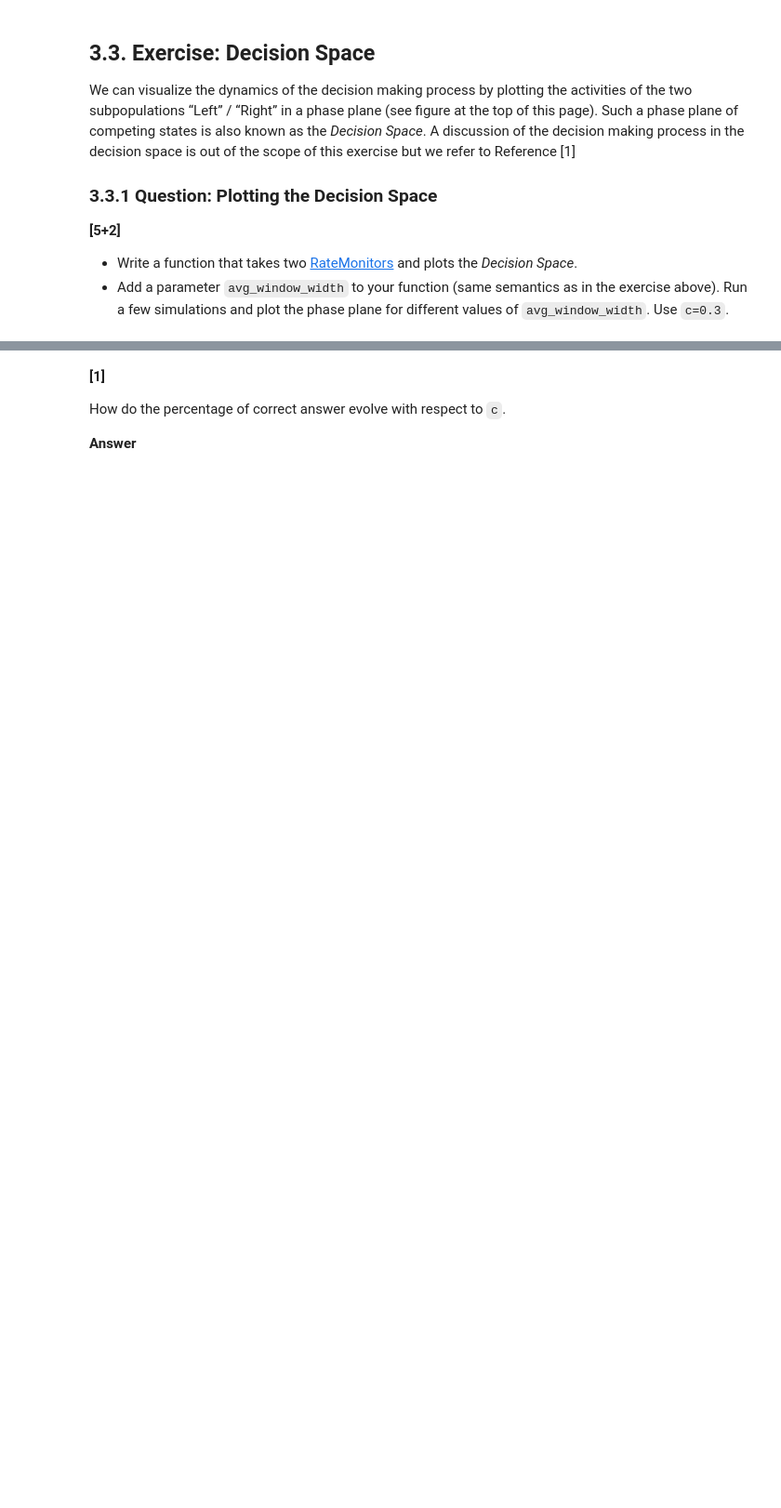
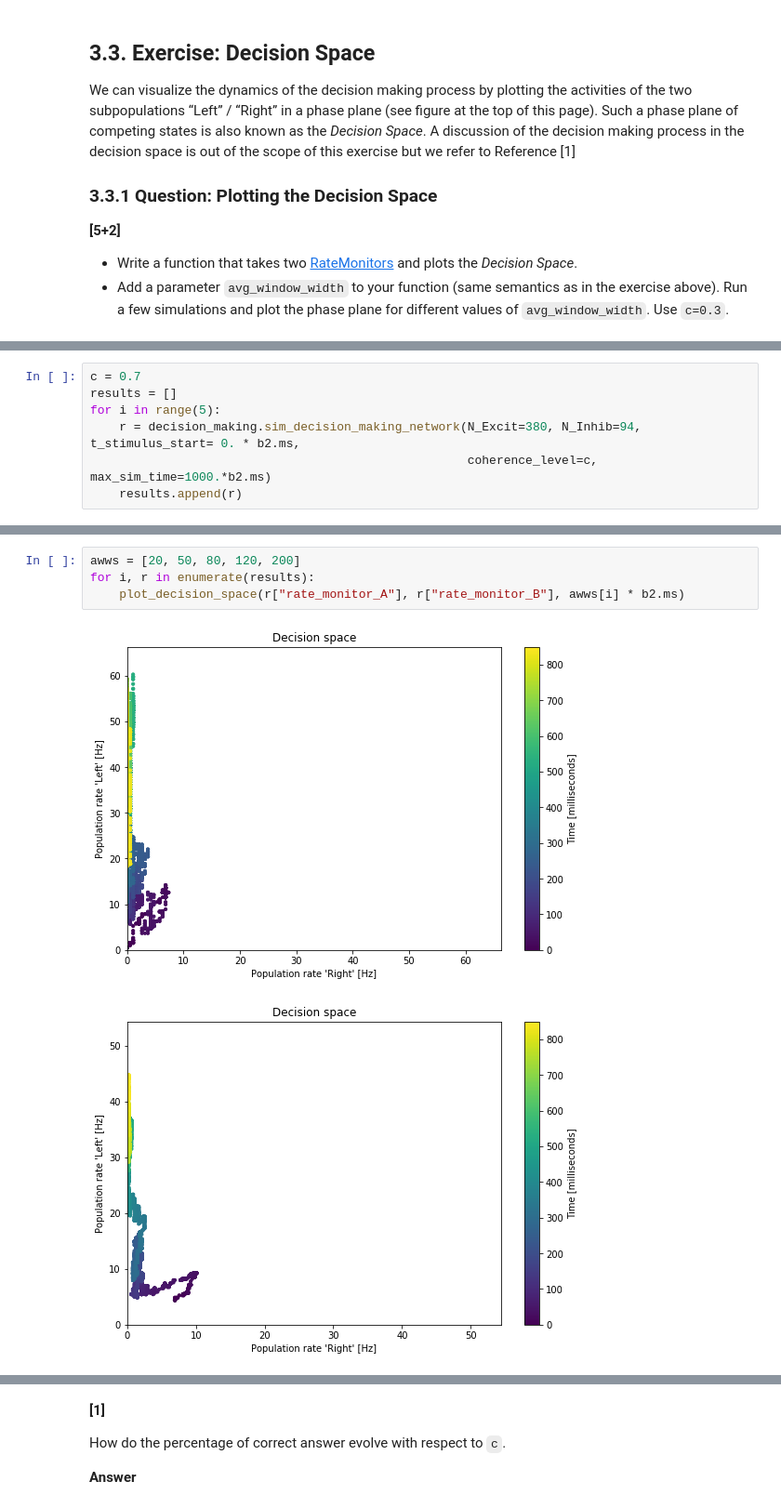
Before and after one commit to marcoabrate/biologicalmodelingofnn, a Jupyter notebook: project3/Ex3_firstName_lastName_0000.ipynb, the cells around one changed output, grey strips where cells are left out. Shown at 93% size. Saved outputs shown, nothing was run; the diff lists cells and outputs as text; blank space fills up the shorter version.

```diff
--- a/project3/Ex3_firstName_lastName_0000.ipynb
+++ b/project3/Ex3_firstName_lastName_0000.ipynb
@@ -217,0 +401,7 @@ We can visualize the dynamics of the decision making process by plotting the act
+# %%
+c = 0.7
+results = []
+for i in range(5):
+    r = decision_making.sim_decision_making_network(N_Excit=380, N_Inhib=94, t_stimulus_start= 0. * b2.ms,
+                                                    coherence_level=c, max_sim_time=1000.*b2.ms)
+    results.append(r)
@@ -217,0 +426,7 @@ We can visualize the dynamics of the decision making process by plotting the act
+# %%
+awws = [20, 50, 80, 120, 200]
+for i, r in enumerate(results):
+    plot_decision_space(r["rate_monitor_A"], r["rate_monitor_B"], awws[i] * b2.ms)
+# %% [output]
+[figure, added]
+[figure, added]
```
Also changed, not shown: parts of 20 cells of this notebook, 1 other file.
